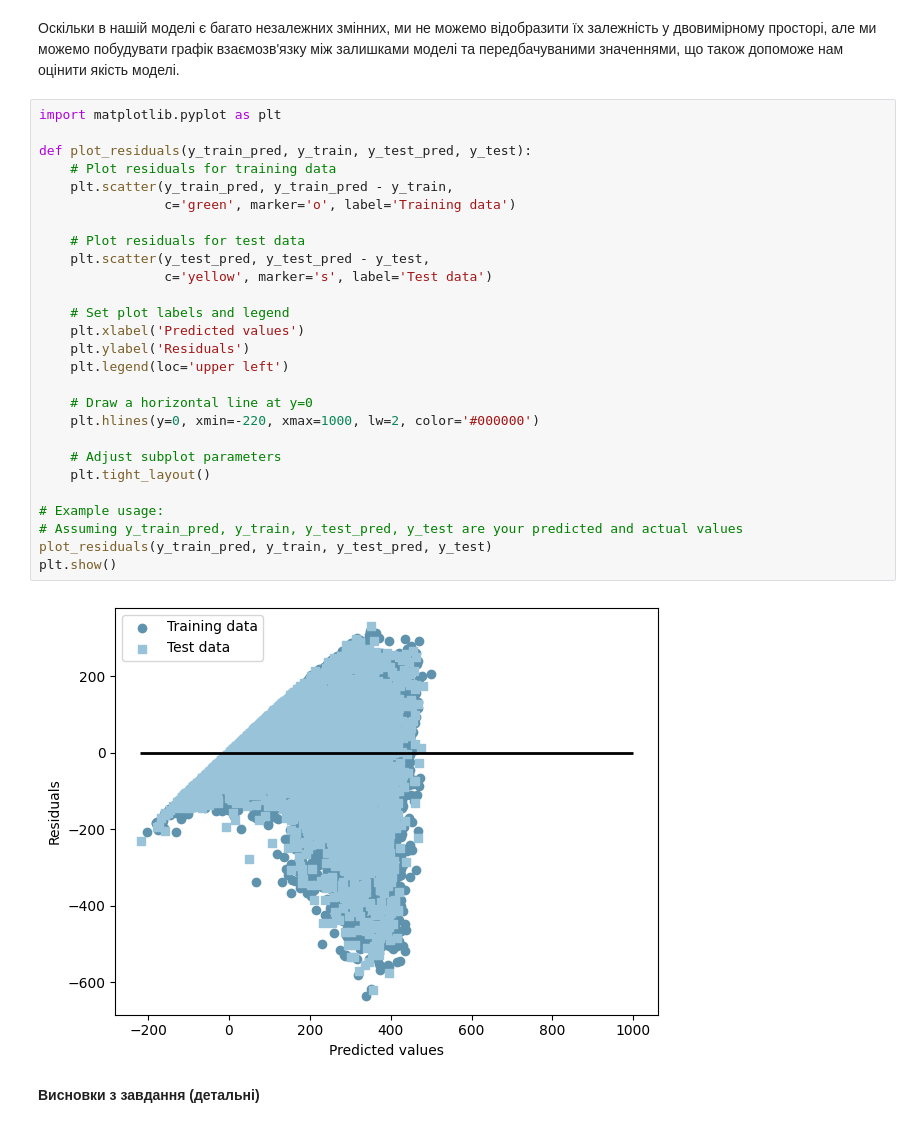
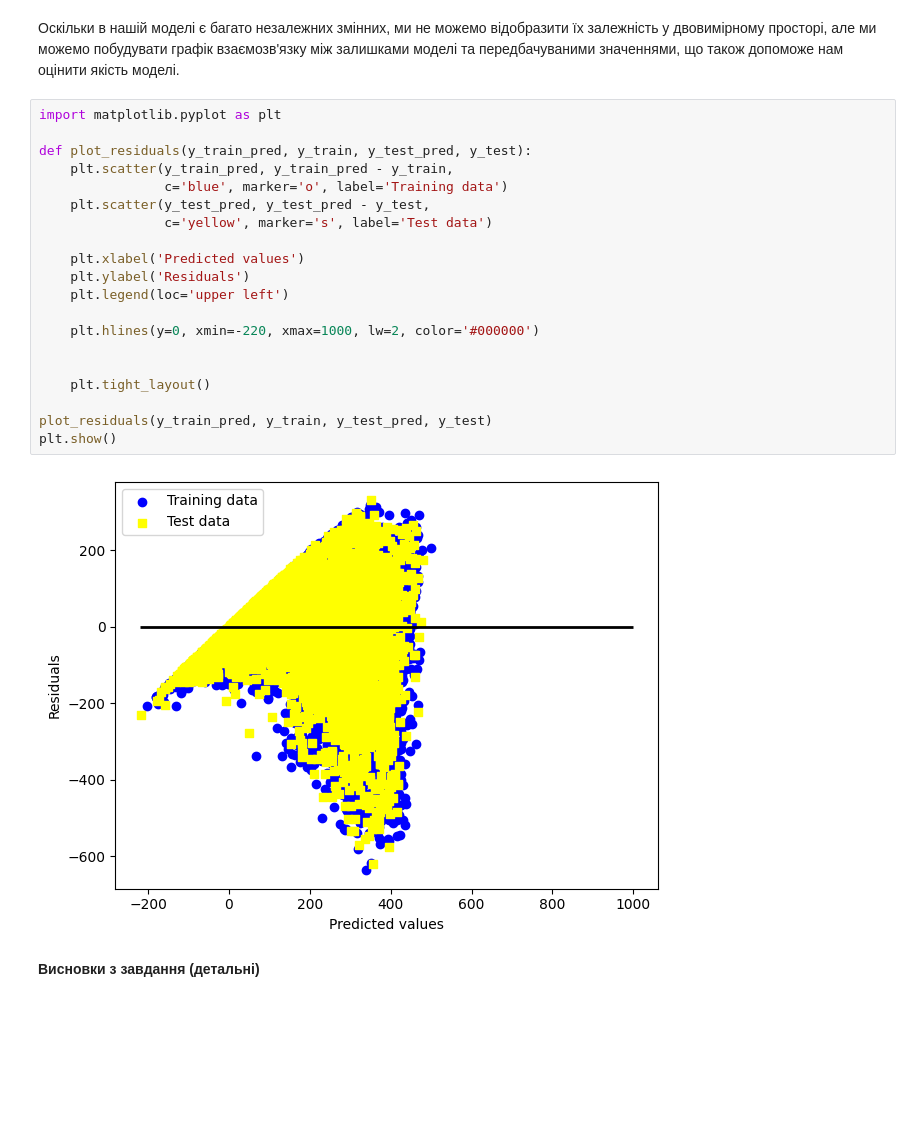
Before and after one commit to kafelllll/ai, a Jupyter notebook: Task4_REG_Nastya_Senchyk_4CS22.ipynb, the cells around one changed output. Saved outputs shown, nothing was run; the diff lists cells and outputs as text; blank space fills up the shorter version.

```diff
--- a/Task4_REG_Nastya_Senchyk_4CS22.ipynb
+++ b/Task4_REG_Nastya_Senchyk_4CS22.ipynb
@@ -483,31 +473,24 @@ R^2 train: 0.520, test: 0.513
 # %%
 import matplotlib.pyplot as plt
 
 def plot_residuals(y_train_pred, y_train, y_test_pred, y_test):
-    # Plot residuals for training data
     plt.scatter(y_train_pred, y_train_pred - y_train,
-                c='green', marker='o', label='Training data')
-
-    # Plot residuals for test data
+                c='blue', marker='o', label='Training data')
     plt.scatter(y_test_pred, y_test_pred - y_test,
                 c='yellow', marker='s', label='Test data')
 
-    # Set plot labels and legend
     plt.xlabel('Predicted values')
     plt.ylabel('Residuals')
     plt.legend(loc='upper left')
 
-    # Draw a horizontal line at y=0
     plt.hlines(y=0, xmin=-220, xmax=1000, lw=2, color='#000000')
 
-    # Adjust subplot parameters
+
     plt.tight_layout()
 
-# Example usage:
-# Assuming y_train_pred, y_train, y_test_pred, y_test are your predicted and actual values
 plot_residuals(y_train_pred, y_train, y_test_pred, y_test)
 plt.show()
 # %% [output]
-[figure, old version]
+[figure, new version]
 # %% [markdown]
 **Висновки з завдання (детальні)**
```
Also changed, not shown: parts of 7 cells of this notebook.
